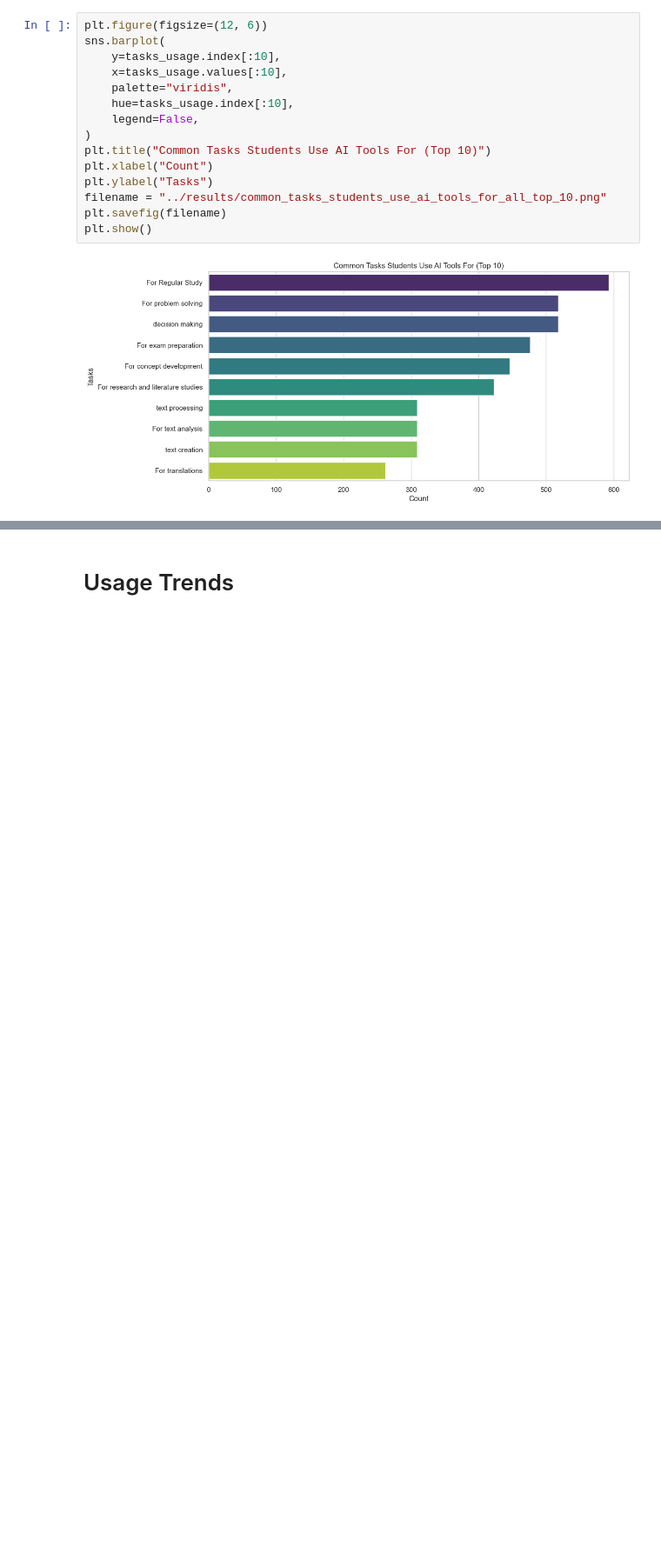
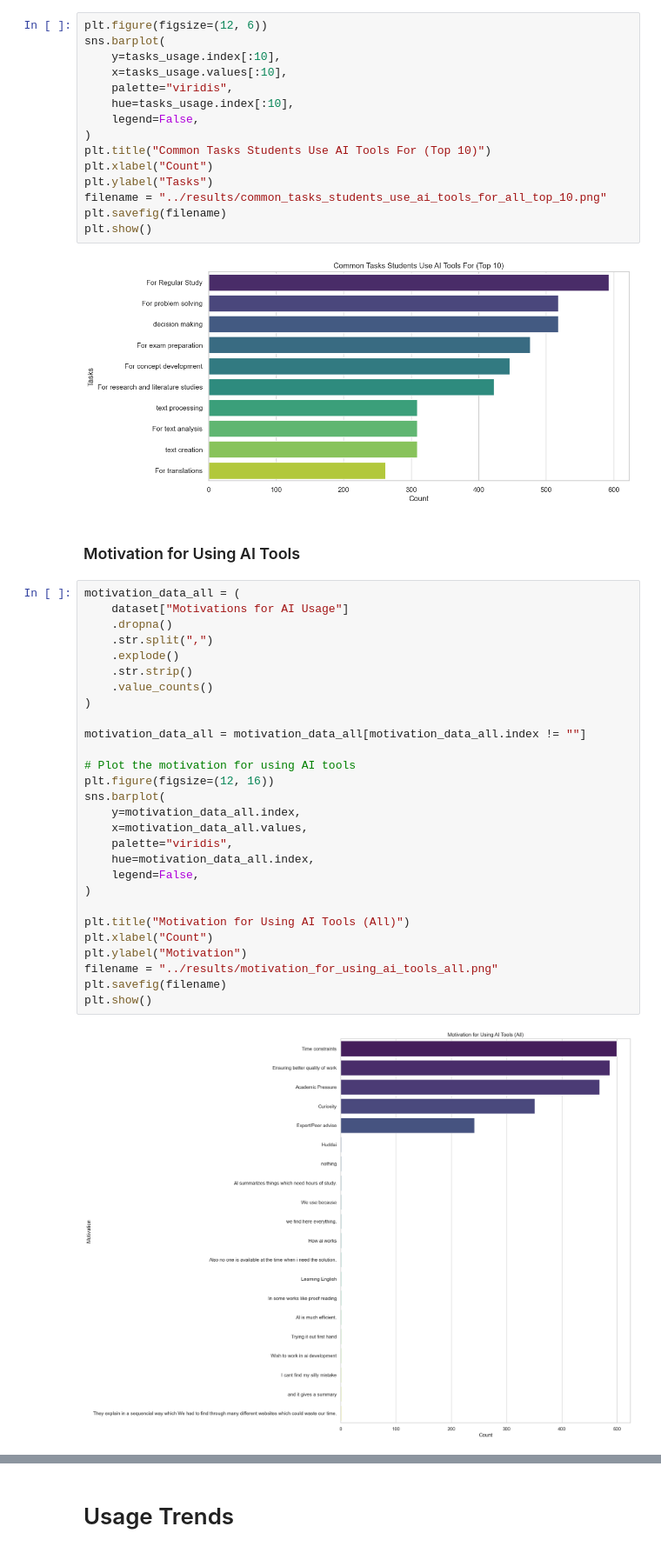
Before and after one commit to NotAlpha45/Survey-on-the-Impact-of-AI-Tools, a Jupyter notebook: code/dataset_exploration.ipynb, the cells around one changed output, grey strips where cells are left out. Shown at 87% size. Cells and saved outputs as stored; diff of their text form; blank space fills up the shorter version.

Commit message:
Some more trend trends chart

```diff
--- a/code/dataset_exploration.ipynb
+++ b/code/dataset_exploration.ipynb
@@ -206,3 +206,35 @@ plt.savefig(filename)
 plt.show()
 # %% [output]
 [figure]
+# %% [markdown]
+### Motivation for Using AI Tools
+# %%
+motivation_data_all = (
+    dataset["Motivations for AI Usage"]
+    .dropna()
+    .str.split(",")
+    .explode()
+    .str.strip()
+    .value_counts()
+)
+
+motivation_data_all = motivation_data_all[motivation_data_all.index != ""]
+
+# Plot the motivation for using AI tools
+plt.figure(figsize=(12, 16))
+sns.barplot(
+    y=motivation_data_all.index,
+    x=motivation_data_all.values,
+    palette="viridis",
+    hue=motivation_data_all.index,
+    legend=False,
+)
+
+plt.title("Motivation for Using AI Tools (All)")
+plt.xlabel("Count")
+plt.ylabel("Motivation")
+filename = "../results/motivation_for_using_ai_tools_all.png"
+plt.savefig(filename)
+plt.show()
+# %% [output]
+[figure, added]
```
Also changed, not shown: parts of 1 cell of this notebook, 2 other files.
